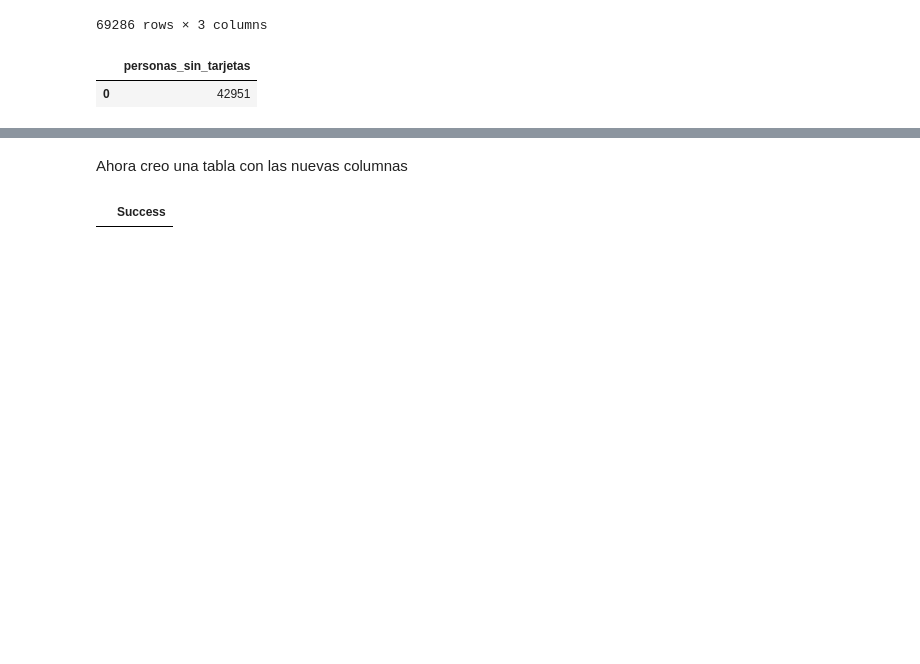
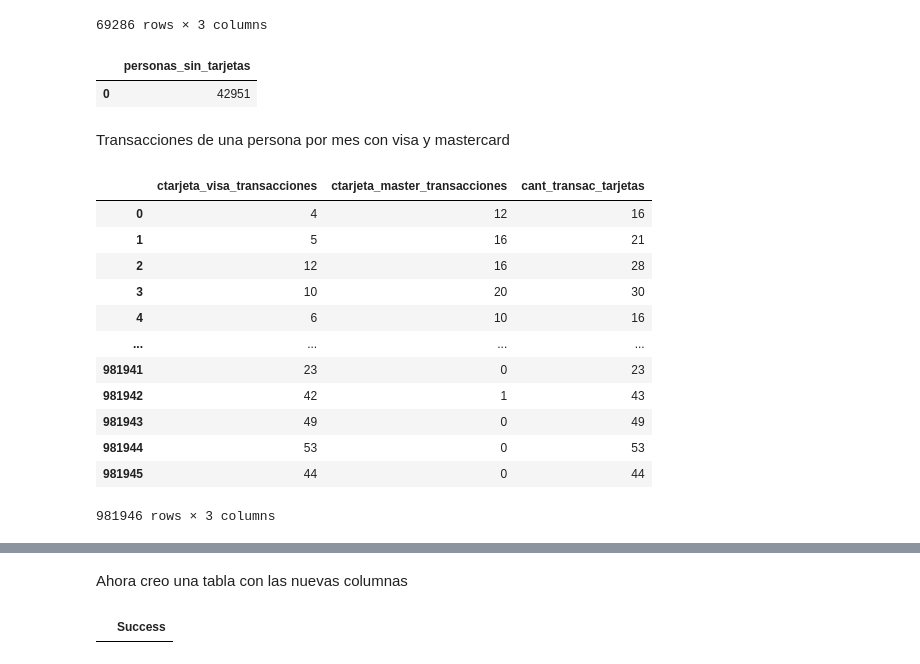
Before and after one commit to dmecoyfin/dmeyf2024, a Jupyter notebook: src/Competencia_1/Feature_Engineering_en_SQL.ipynb, the cells around one changed output, grey strips where cells are left out. Drawn from its saved outputs; the diff is of its cells as text; code cells hidden in the pictures; blank space fills up the shorter version.

```diff
--- a/src/Competencia_1/Feature_Engineering_en_SQL.ipynb
+++ b/src/Competencia_1/Feature_Engineering_en_SQL.ipynb
@@ -130,3 +130,26 @@ where ifnull(ctarjeta_visa, 0) + ifnull(ctarjeta_master, 0) = 0
 # %% [output]
 |  | personas_sin_tarjetas |
 | 0 | 42951 |
+# %% [markdown]
+Transacciones de una persona por mes con visa y mastercard
+# %%
+%%sql
+select
+    ctarjeta_visa_transacciones,
+    ctarjeta_master_transacciones,
+    ifnull(ctarjeta_visa_transacciones, 0) + ifnull(ctarjeta_master_transacciones, 0) as cant_transac_tarjetas
+from competencia_01
+# %% [output]
+|  | ctarjeta_visa_transacciones | ctarjeta_master_transacciones | cant_transac_tarjetas |
+| 0 | 4 | 12 | 16 |
+| 1 | 5 | 16 | 21 |
+| 2 | 12 | 16 | 28 |
+| 3 | 10 | 20 | 30 |
+| 4 | 6 | 10 | 16 |
+| ... | ... | ... | ... |
+| 981941 | 23 | 0 | 23 |
+| 981942 | 42 | 1 | 43 |
+| 981943 | 49 | 0 | 49 |
+| 981944 | 53 | 0 | 53 |
+| 981945 | 44 | 0 | 44 |
+981946 rows × 3 columns
```
Also changed, not shown: parts of 4 cells of this notebook, 1 other file.
